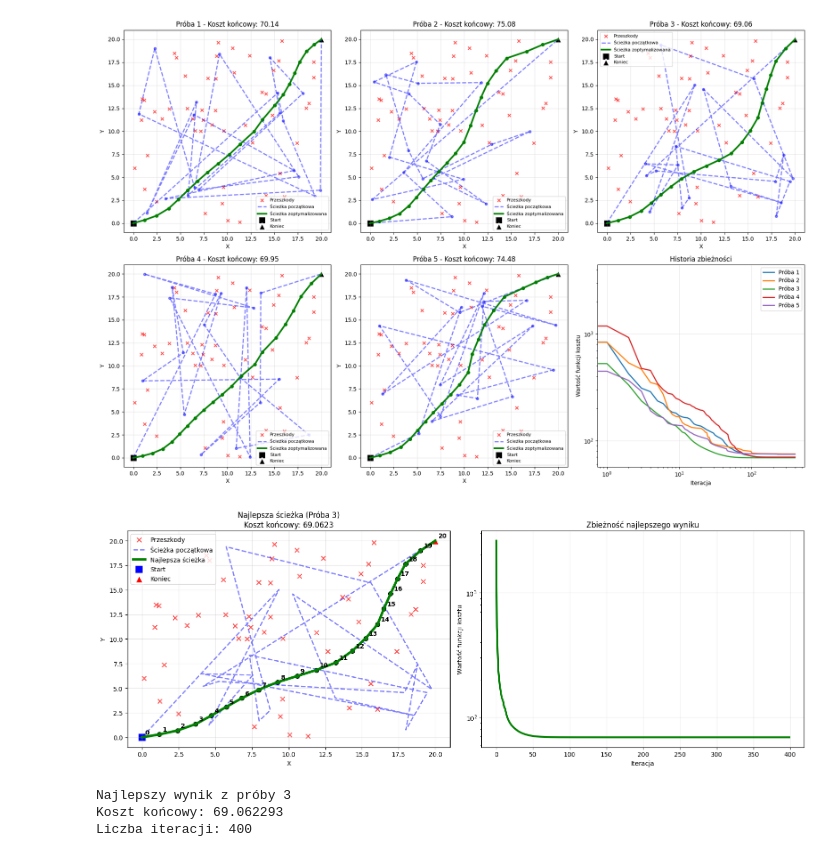
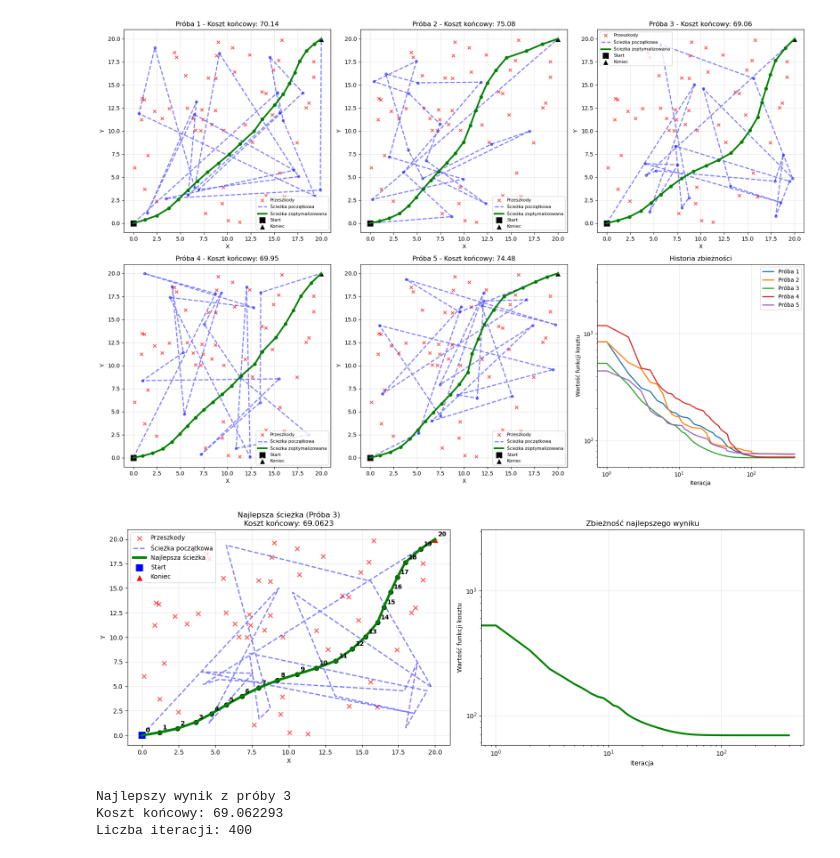
Before and after one commit to depebul/MOWNIT, a Jupyter notebook: lab11/mownit_lab11.ipynb, the cells around one changed output. Saved outputs shown, nothing was run; the diff lists cells and outputs as text; code cells hidden in the pictures.

```diff
--- a/lab11/mownit_lab11.ipynb
+++ b/lab11/mownit_lab11.ipynb
@@ -295,12 +295,8 @@ def grad_cost(X):
             norm_sq = np.linalg.norm(diff) ** 2
             gradient[i] += -2 * l_1 * diff / (eps + norm_sq) ** 2
 
-        gradient[i] += (
-            -2 * l_2 * (X[i + 1] - X[i])
-        )
-        gradient[i] += (
-            2 * l_2 * (X[i] - X[i - 1])
-        )
+        gradient[i] += -2 * l_2 * (X[i + 1] - X[i])
+        gradient[i] += 2 * l_2 * (X[i] - X[i - 1])
 
     gradient[0] = 0
     gradient[-1] = 0
@@ -500,35 +496,35 @@ def plot_best_result():
         edgecolors="white",
         linewidth=3,
     )
 
     ax1.set_xlim(-1, 21)
     ax1.set_ylim(-1, 21)
     ax1.grid(True, alpha=0.3)
     ax1.legend()
     ax1.set_title(
         f"Najlepsza ścieżka (Próba {best_idx + 1})\nKoszt końcowy: {final_costs[best_idx]:.4f}"
     )
     ax1.set_xlabel("X")
     ax1.set_ylabel("Y")
 
-    ax2.plot(costs[best_idx], "g-", linewidth=3)
+    ax2.loglog(costs[best_idx], "g-", linewidth=3)
     ax2.set_xlabel("Iteracja")
     ax2.set_ylabel("Wartość funkcji kosztu")
     ax2.set_title(f"Zbieżność najlepszego wyniku")
     ax2.grid(True, alpha=0.3)
     ax2.set_yscale("log")
 
     plt.tight_layout()
     plt.show()
 
     print(f"Najlepszy wynik z próby {best_idx + 1}")
     print(f"Koszt końcowy: {final_costs[best_idx]:.6f}")
     print(f"Liczba iteracji: {len(costs[best_idx])}")
 
 
 plot_best_result()
 # %% [output]
-[figure, old version]
+[figure, new version]
 Najlepszy wynik z próby 3
 Koszt końcowy: 69.062293
 Liczba iteracji: 400
```
Also changed, not shown: parts of 1 cell of this notebook, 9 other files.
